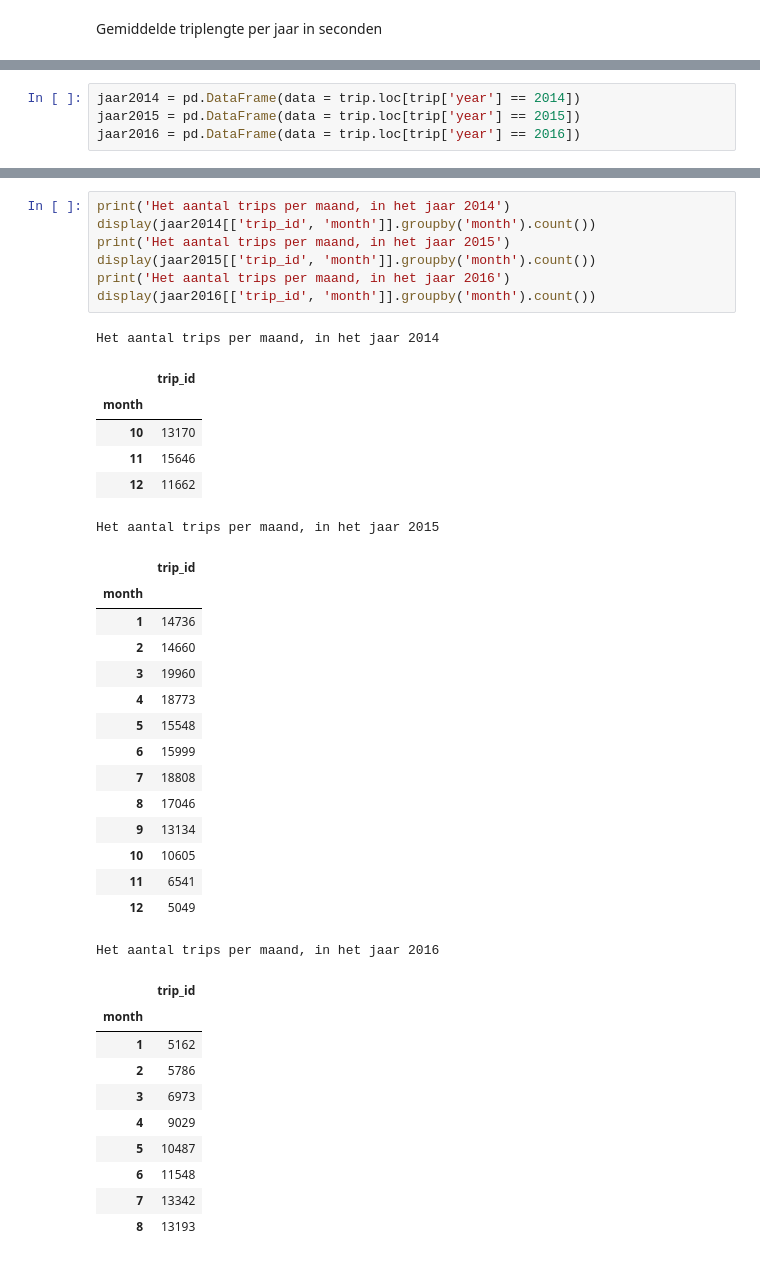
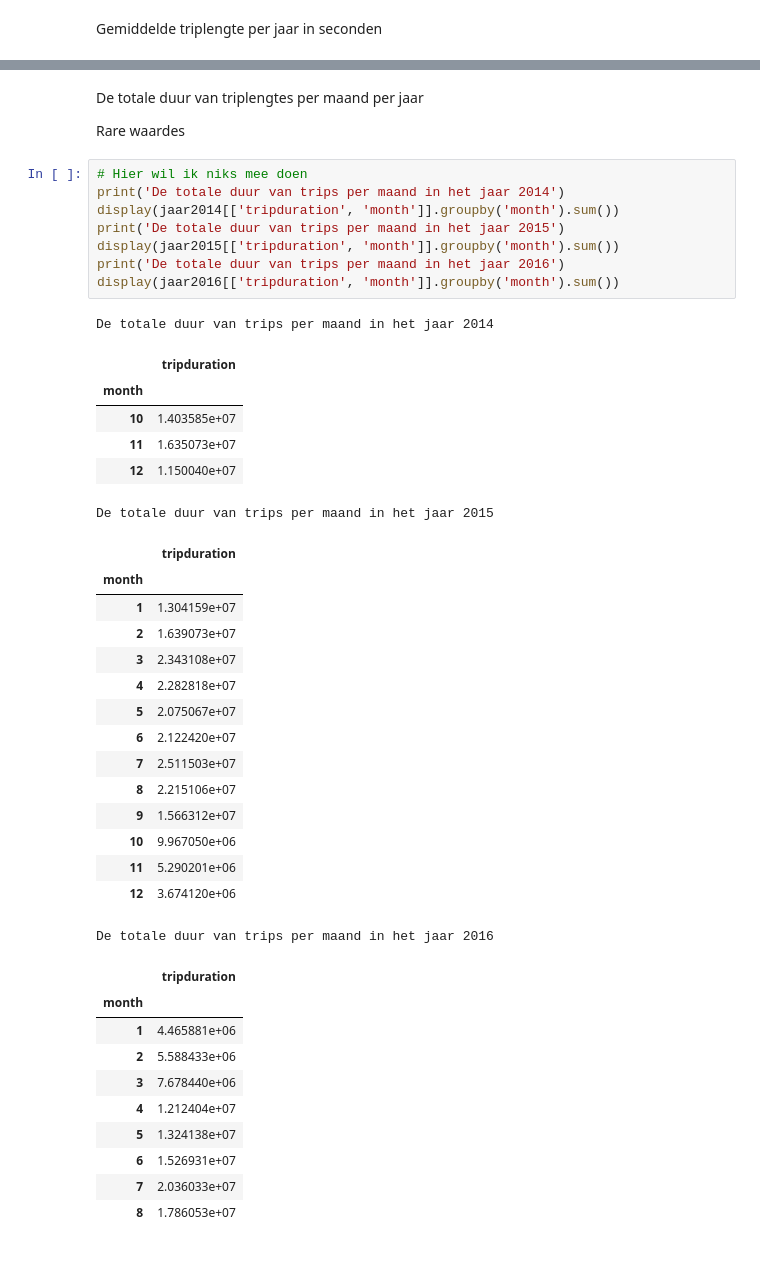
Before and after one commit to JeroenBoshuis/DataScience_Casus, a Jupyter notebook: Will people cycle more in the future - Jeroen.ipynb, the cells around one changed output, grey strips where cells are left out. Saved outputs shown, nothing was run; the diff lists cells and outputs as text.

```diff
--- a/Will people cycle more in the future - Jeroen.ipynb
+++ b/Will people cycle more in the future - Jeroen.ipynb
@@ -83,7 +167,3 @@ trip[['year', 'tripduration']].groupby('year').mean()
 | 2014 | 1034.808402 |
 | 2015 | 1167.787676 |
 | 2016 | 1278.977139 |
-# %%
-jaar2014 = pd.DataFrame(data = trip.loc[trip['year'] == 2014])
-jaar2015 = pd.DataFrame(data = trip.loc[trip['year'] == 2015])
-jaar2016 = pd.DataFrame(data = trip.loc[trip['year'] == 2016])
@@ -92,40 +170,45 @@ Het aantal trips per maand per jaar
+# %% [markdown]
+De totale duur van triplengtes per maand per jaar
+
+Rare waardes
 # %%
-print('Het aantal trips per maand, in het jaar 2014')
-display(jaar2014[['trip_id', 'month']].groupby('month').count())
-print('Het aantal trips per maand, in het jaar 2015')
-display(jaar2015[['trip_id', 'month']].groupby('month').count())
-print('Het aantal trips per maand, in het jaar 2016')
-display(jaar2016[['trip_id', 'month']].groupby('month').count())
+# Hier wil ik niks mee doen
+print('De totale duur van trips per maand in het jaar 2014')
+display(jaar2014[['tripduration', 'month']].groupby('month').sum())
+print('De totale duur van trips per maand in het jaar 2015')
+display(jaar2015[['tripduration', 'month']].groupby('month').sum())
+print('De totale duur van trips per maand in het jaar 2016')
+display(jaar2016[['tripduration', 'month']].groupby('month').sum())
 # %% [output]
-Het aantal trips per maand, in het jaar 2014
+De totale duur van trips per maand in het jaar 2014
-|  | trip_id |
+|  | tripduration |
 | month |  |
-| 10 | 13170 |
-| 11 | 15646 |
-| 12 | 11662 |
+| 10 | 1.403585e+07 |
+| 11 | 1.635073e+07 |
+| 12 | 1.150040e+07 |
-Het aantal trips per maand, in het jaar 2015
+De totale duur van trips per maand in het jaar 2015
-|  | trip_id |
+|  | tripduration |
 | month |  |
-| 1 | 14736 |
-| 2 | 14660 |
-| 3 | 19960 |
-| 4 | 18773 |
-| 5 | 15548 |
-| 6 | 15999 |
-| 7 | 18808 |
-| 8 | 17046 |
-| 9 | 13134 |
-| 10 | 10605 |
-| 11 | 6541 |
-| 12 | 5049 |
+| 1 | 1.304159e+07 |
+| 2 | 1.639073e+07 |
+| 3 | 2.343108e+07 |
+| 4 | 2.282818e+07 |
+| 5 | 2.075067e+07 |
+| 6 | 2.122420e+07 |
+| 7 | 2.511503e+07 |
+| 8 | 2.215106e+07 |
+| 9 | 1.566312e+07 |
+| 10 | 9.967050e+06 |
+| 11 | 5.290201e+06 |
+| 12 | 3.674120e+06 |
-Het aantal trips per maand, in het jaar 2016
+De totale duur van trips per maand in het jaar 2016
-|  | trip_id |
+|  | tripduration |
 | month |  |
-| 1 | 5162 |
-| 2 | 5786 |
-| 3 | 6973 |
-| 4 | 9029 |
-| 5 | 10487 |
-| 6 | 11548 |
-| 7 | 13342 |
-| 8 | 13193 |
+| 1 | 4.465881e+06 |
+| 2 | 5.588433e+06 |
+| 3 | 7.678440e+06 |
+| 4 | 1.212404e+07 |
+| 5 | 1.324138e+07 |
+| 6 | 1.526931e+07 |
+| 7 | 2.036033e+07 |
+| 8 | 1.786053e+07 |
```
Also changed, not shown: parts of 21 cells of this notebook.
